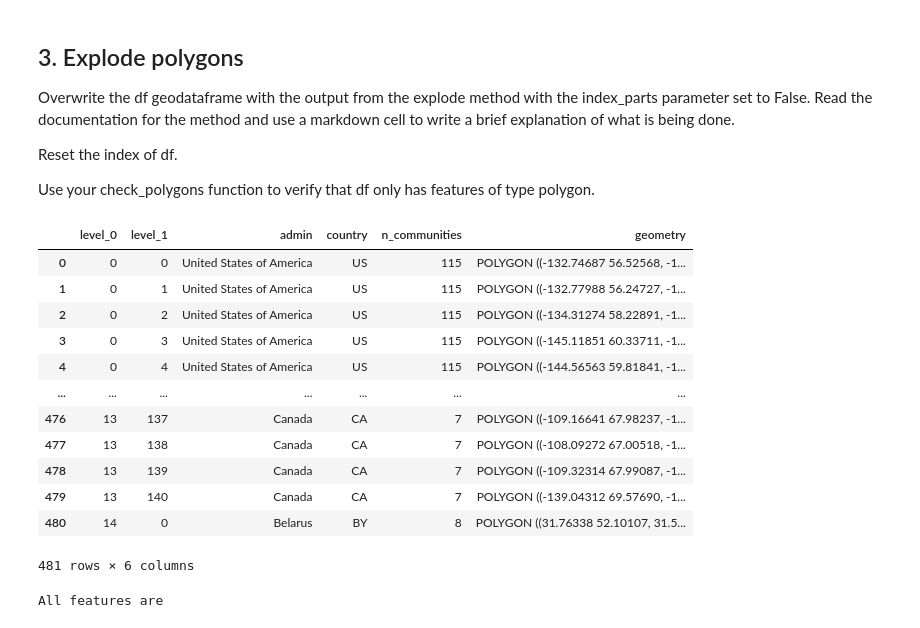
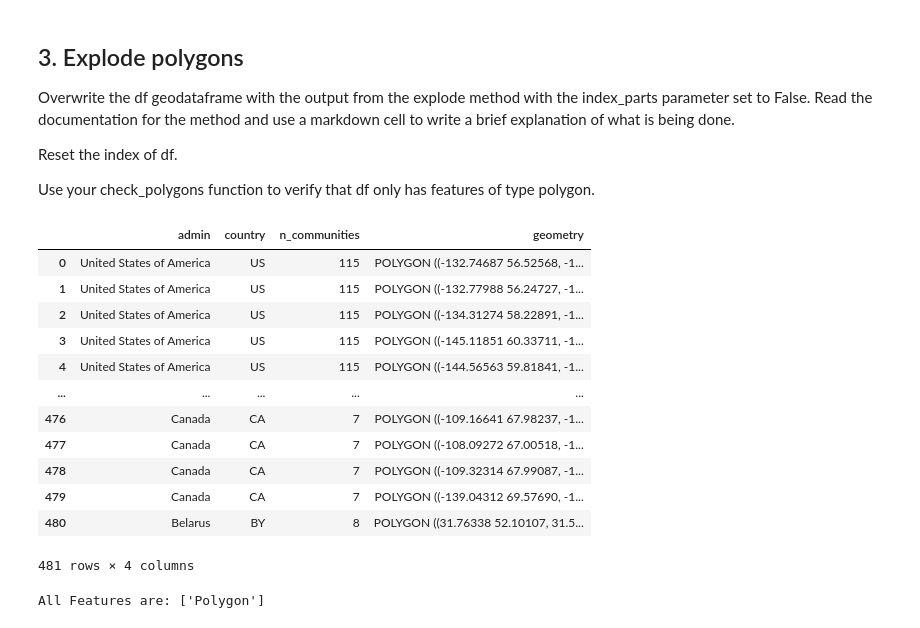
Before and after one commit to marietolteca00/eds220-2025-sections, a Jupyter notebook: section-6-arctic-communities.ipynb, the cells around one changed output. Saved outputs shown, nothing was run; the diff lists cells and outputs as text; code cells hidden in the pictures.

```diff
--- a/section-6-arctic-communities.ipynb
+++ b/section-6-arctic-communities.ipynb
@@ -88,0 +89,2 @@ Multiple Feature types
+# %%
+df = df.set_index('admin')
@@ -94,23 +113,22 @@ Reset the index of df.
 
 Use your check_polygons function to verify that df only has features of type polygon.
 # %%
-exploded = df.explode(index_parts=True).reset_index()
-exploded
+df = df.explode(column='geometry', index_parts = False).reset_index()
 # %% [output]
-|  | level_0 | level_1 | admin | country | n_communities | geometry |
-| 0 | 0 | 0 | United States of America | US | 115 | POLYGON ((-132.74687 56.52568, -1... |
-| 1 | 0 | 1 | United States of America | US | 115 | POLYGON ((-132.77988 56.24727, -1... |
-| 2 | 0 | 2 | United States of America | US | 115 | POLYGON ((-134.31274 58.22891, -1... |
-| 3 | 0 | 3 | United States of America | US | 115 | POLYGON ((-145.11851 60.33711, -1... |
-| 4 | 0 | 4 | United States of America | US | 115 | POLYGON ((-144.56563 59.81841, -1... |
-| ... | ... | ... | ... | ... | ... | ... |
-| 476 | 13 | 137 | Canada | CA | 7 | POLYGON ((-109.16641 67.98237, -1... |
-| 477 | 13 | 138 | Canada | CA | 7 | POLYGON ((-108.09272 67.00518, -1... |
-| 478 | 13 | 139 | Canada | CA | 7 | POLYGON ((-109.32314 67.99087, -1... |
-| 479 | 13 | 140 | Canada | CA | 7 | POLYGON ((-139.04312 69.57690, -1... |
-| 480 | 14 | 0 | Belarus | BY | 8 | POLYGON ((31.76338 52.10107, 31.5... |
+|  | admin | country | n_communities | geometry |
+| 0 | United States of America | US | 115 | POLYGON ((-132.74687 56.52568, -1... |
+| 1 | United States of America | US | 115 | POLYGON ((-132.77988 56.24727, -1... |
+| 2 | United States of America | US | 115 | POLYGON ((-134.31274 58.22891, -1... |
+| 3 | United States of America | US | 115 | POLYGON ((-145.11851 60.33711, -1... |
+| 4 | United States of America | US | 115 | POLYGON ((-144.56563 59.81841, -1... |
+| ... | ... | ... | ... | ... |
+| 476 | Canada | CA | 7 | POLYGON ((-109.16641 67.98237, -1... |
+| 477 | Canada | CA | 7 | POLYGON ((-108.09272 67.00518, -1... |
+| 478 | Canada | CA | 7 | POLYGON ((-109.32314 67.99087, -1... |
+| 479 | Canada | CA | 7 | POLYGON ((-139.04312 69.57690, -1... |
+| 480 | Belarus | BY | 8 | POLYGON ((31.76338 52.10107, 31.5... |
-481 rows × 6 columns
+481 rows × 4 columns
 # %%
-polyons(exploded)
+check_polygons(df)
 # %% [output]
-All features are
+All Features are: ['Polygon']
```
Also changed, not shown: parts of 23 cells of this notebook.
